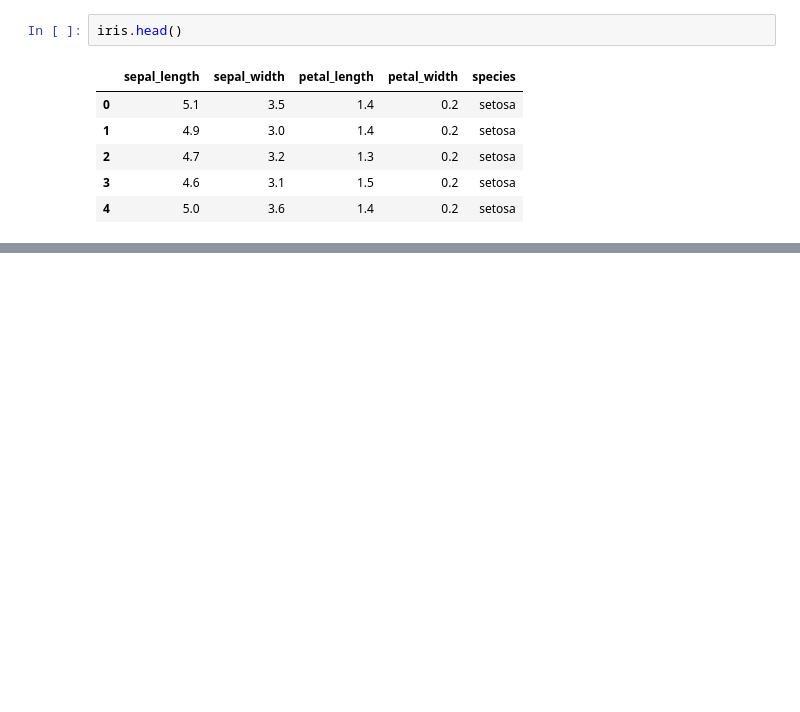
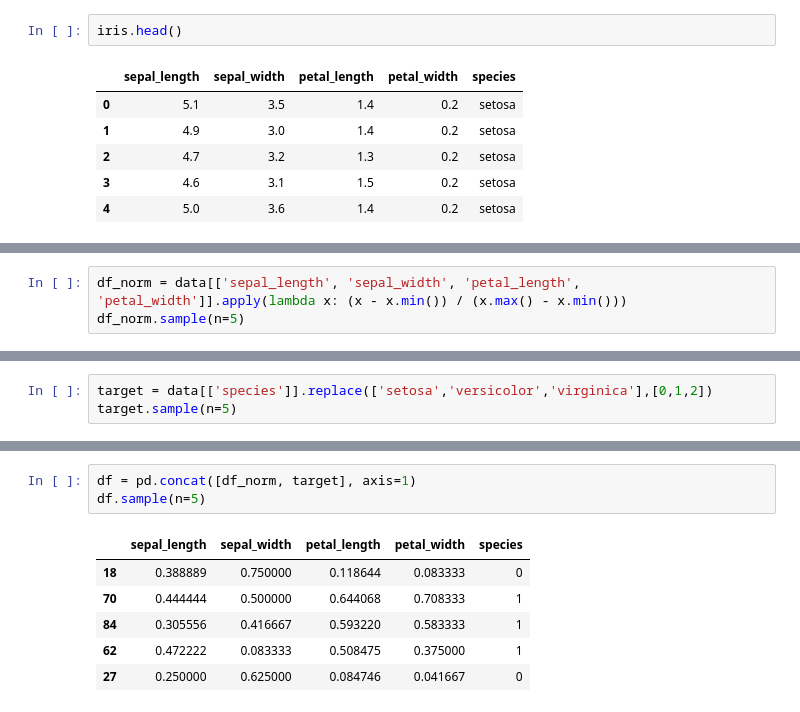
Before and after one commit to syedsajjadaskari/Deep-Learing, a Jupyter notebook: LabAssignment/Multi layer perceptron.ipynb, the cells around one changed output, grey strips where cells are left out. Saved outputs shown, nothing was run; the diff lists cells and outputs as text; blank space fills up the shorter version.

```diff
--- a/LabAssignment/Multi layer perceptron.ipynb
+++ b/LabAssignment/Multi layer perceptron.ipynb
@@ -172,0 +303,3 @@ IndexError: tuple index out of range
+# %%
+df_norm = data[['sepal_length', 'sepal_width', 'petal_length', 'petal_width']].apply(lambda x: (x - x.min()) / (x.max() - x.min()))
+df_norm.sample(n=5)
@@ -172,0 +313,3 @@ IndexError: tuple index out of range
+# %%
+target = data[['species']].replace(['setosa','versicolor','virginica'],[0,1,2])
+target.sample(n=5)
@@ -172,0 +323,10 @@ IndexError: tuple index out of range
+# %%
+df = pd.concat([df_norm, target], axis=1)
+df.sample(n=5)
+# %% [output]
+|  | sepal_length | sepal_width | petal_length | petal_width | species |
+| 18 | 0.388889 | 0.750000 | 0.118644 | 0.083333 | 0 |
+| 70 | 0.444444 | 0.500000 | 0.644068 | 0.708333 | 1 |
+| 84 | 0.305556 | 0.416667 | 0.593220 | 0.583333 | 1 |
+| 62 | 0.472222 | 0.083333 | 0.508475 | 0.375000 | 1 |
+| 27 | 0.250000 | 0.625000 | 0.084746 | 0.041667 | 0 |
```
Also changed, not shown: parts of 20 cells of this notebook.
